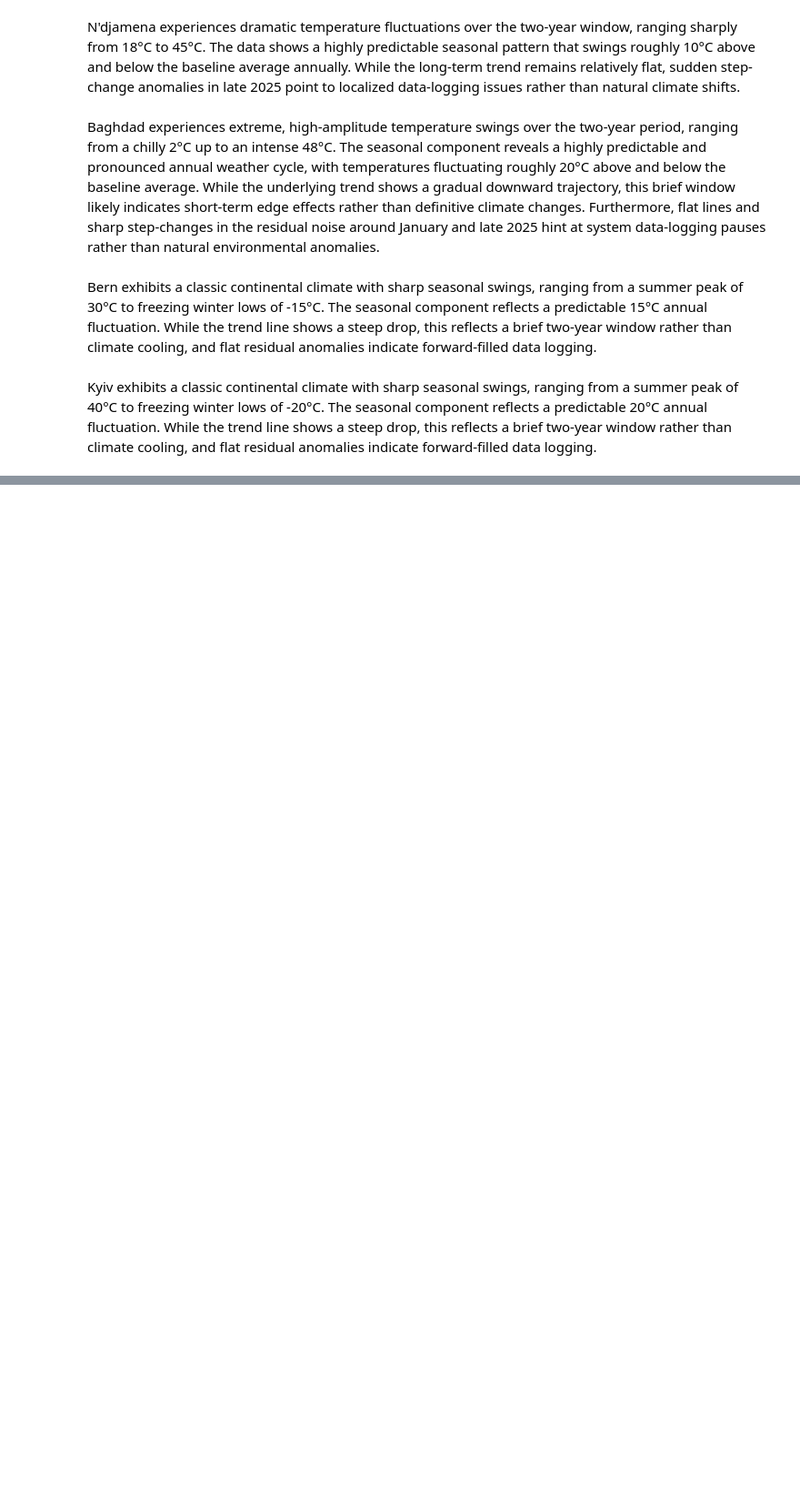
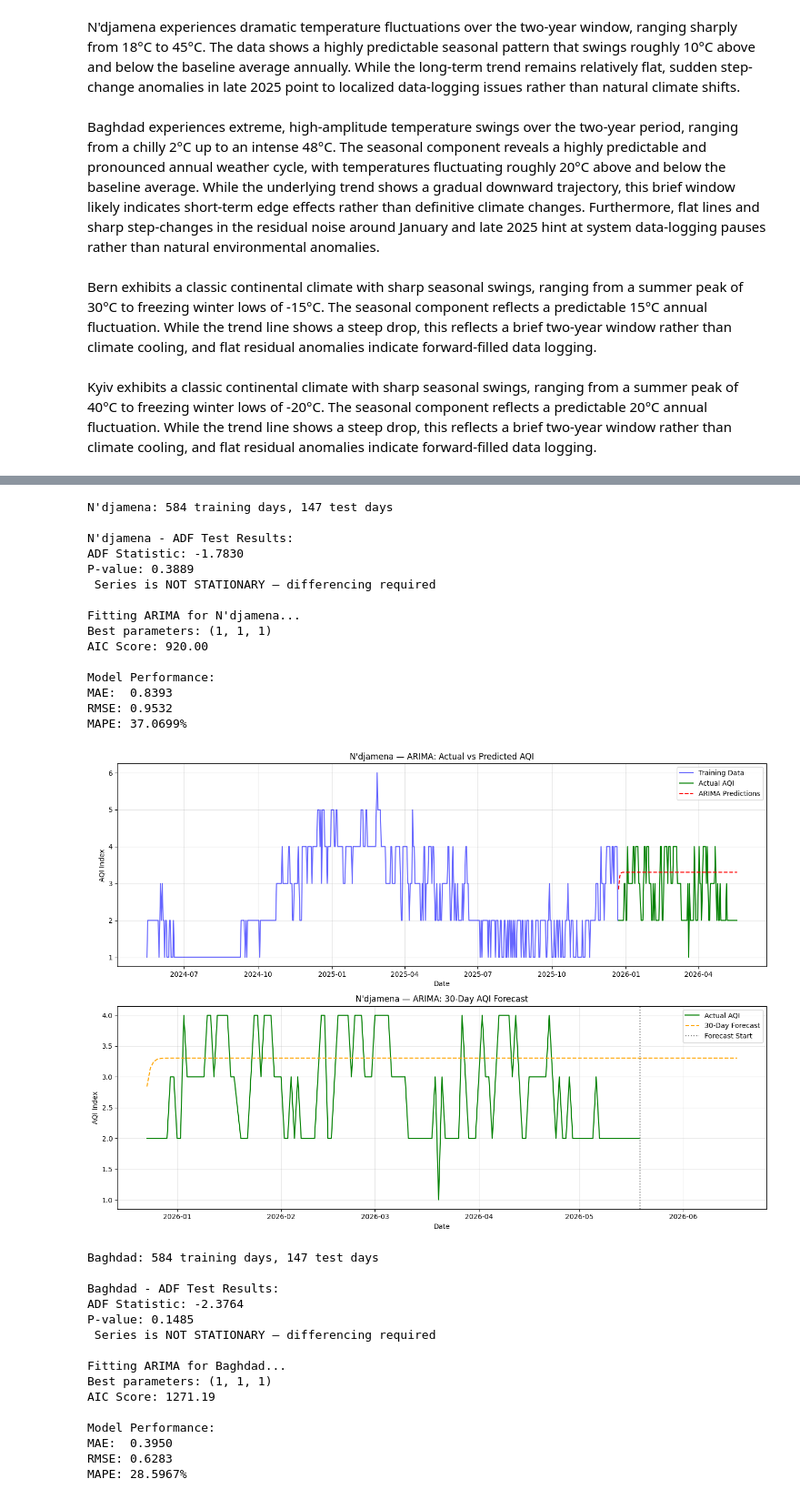
Before and after one commit to Elixer05/Weather-Analysis, a Jupyter notebook: weather.ipynb, the cells around one changed output, grey strips where cells are left out. Shown at 91% size. Saved outputs shown, nothing was run; the diff lists cells and outputs as text; code cells hidden in the pictures; blank space fills up the shorter version.

```diff
--- a/weather.ipynb
+++ b/weather.ipynb
@@ -223,0 +269,13 @@ Kyiv exhibits a classic continental climate with sharp seasonal swings, ranging
+# %%
+
+
+def check_stationarity(series, city_name):
+    result = adfuller(series.dropna())
+    print(f"\n{city_name} - ADF Test Results:")
+    print(f"ADF Statistic: {result[0]:.4f}")
+    print(f"P-value: {result[1]:.4f}")
+    if result[1] < 0.05:
+        print(" Series is STATIONARY — ready for ARIMA")
+    else:
+        print(" Series is NOT STATIONARY — differencing required")
+    return result[1]
@@ -223,0 +357,53 @@ Kyiv exhibits a classic continental climate with sharp seasonal swings, ranging
+# %%
+cities = ["N'djamena", "Baghdad", "Bern", "Kyiv"]
+arima_results = {}
+
+for city in cities:
+    city_data, train, test = prepare_city_data(cleaned, city)
+    check_stationarity(train, city)
+
+
+    model, predictions, forecast, metrics = run_arima(city, train, test)
+
+
+    plot_arima_results(city, train, test, predictions, forecast)
+
+
+    arima_results[city] = {
+        'model': model,
+        'predictions': predictions,
+        'forecast': forecast,
+        'metrics': metrics
+    }
+# %% [output]
+N'djamena: 584 training days, 147 test days
+
+N'djamena - ADF Test Results:
+ADF Statistic: -1.7830
+P-value: 0.3889
+ Series is NOT STATIONARY — differencing required
+
+Fitting ARIMA for N'djamena...
+Best parameters: (1, 1, 1)
+AIC Score: 920.00
+
+Model Performance:
+MAE:  0.8393
+RMSE: 0.9532
+MAPE: 37.0699%
+[figure, added]
+Baghdad: 584 training days, 147 test days
+
+Baghdad - ADF Test Results:
+ADF Statistic: -2.3764
+P-value: 0.1485
+ Series is NOT STATIONARY — differencing required
+
+Fitting ARIMA for Baghdad...
+Best parameters: (1, 1, 1)
+AIC Score: 1271.19
+
+Model Performance:
+MAE:  0.3950
+RMSE: 0.6283
+MAPE: 28.5967%
```
Also changed, not shown: parts of 38 cells of this notebook.
